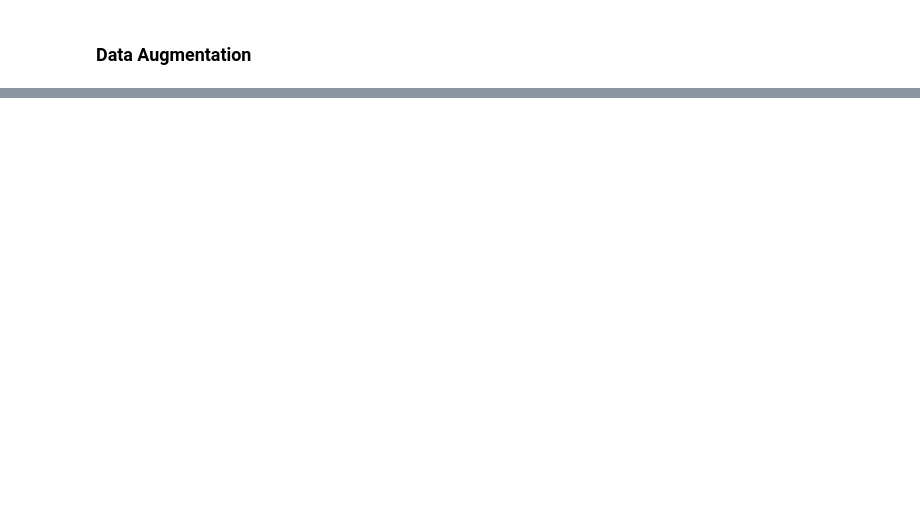
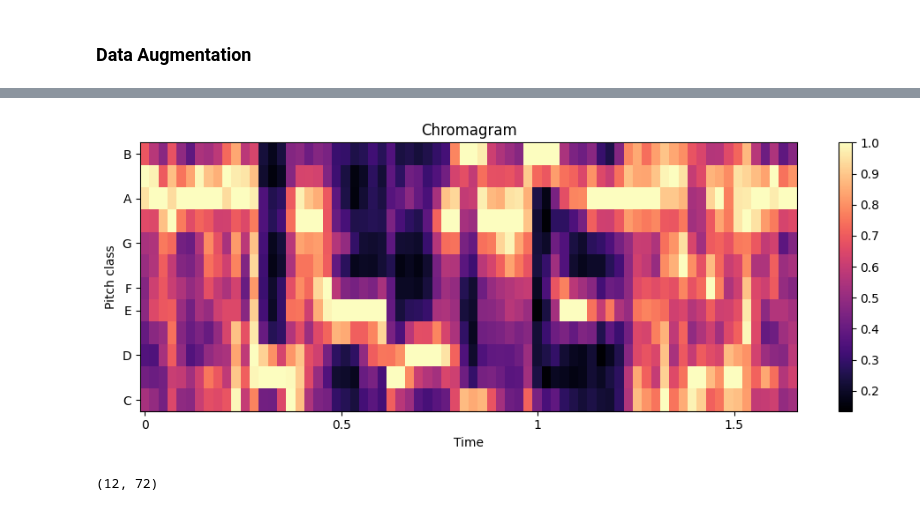
Before and after one commit to RobertoStaino/SER, a Jupyter notebook: exploration_crema.ipynb, the cells around one changed output, grey strips where cells are left out. Drawn from its saved outputs; the diff is of its cells as text; code cells hidden in the pictures; blank space fills up the shorter version.

```diff
--- a/exploration_crema.ipynb
+++ b/exploration_crema.ipynb
@@ -91,0 +378,17 @@ plt.show()
+# %%
+stft = np.abs(librosa.stft(data))
+chroma_stft = librosa.feature.chroma_stft(S=stft, sr=22050)
+# %%
+# Plot the chroma feature
+plt.figure(figsize=(10, 4))
+librosa.display.specshow(chroma_stft, y_axis='chroma', x_axis='time')
+plt.colorbar()
+plt.title('Chromagram')
+plt.tight_layout()
+plt.show()
+# %% [output]
+[figure, added]
+# %%
+chroma_stft.shape
+# %% [output]
+(12, 72)
```
Also changed, not shown: parts of 30 cells of this notebook, 5 other files.
